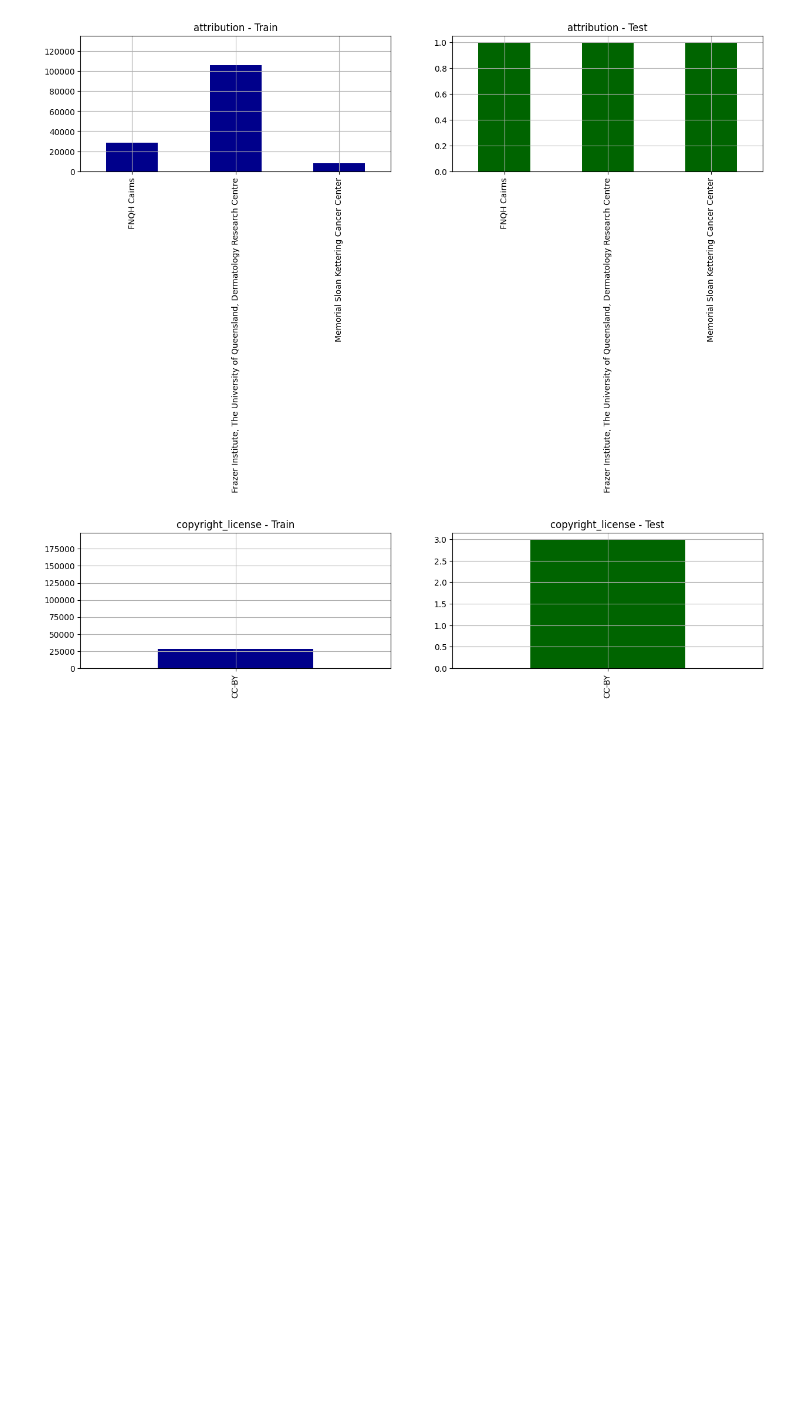
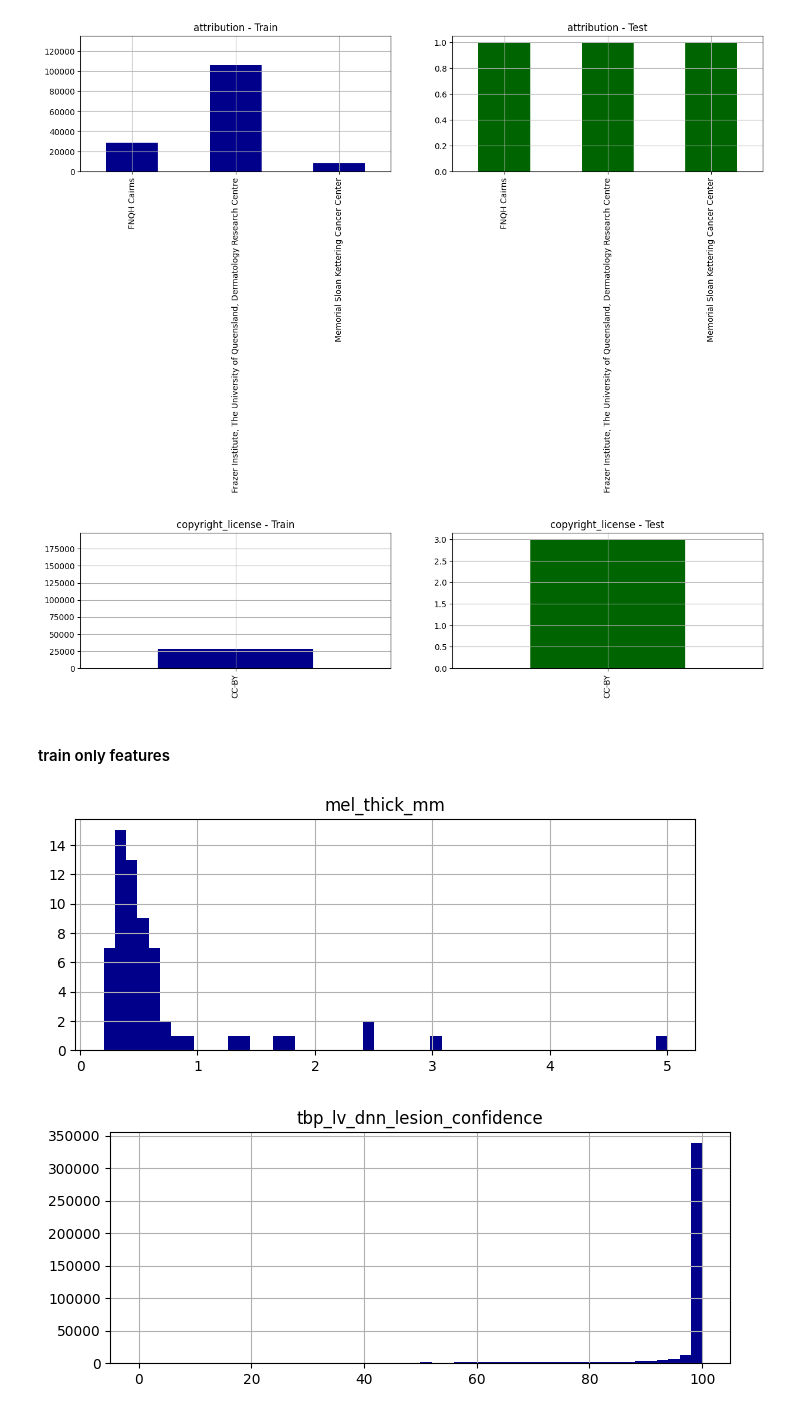
Before and after one commit to JinghanChen99/Kaggle-Skin-Cancer, a Jupyter notebook: train_v_test.ipynb, the cells around one changed output. Drawn from its saved outputs; the diff is of its cells as text; code cells hidden in the pictures; blank space fills up the shorter version.

Commit message:
add plots

```diff
--- a/train_v_test.ipynb
+++ b/train_v_test.ipynb
@@ -123,3 +123,18 @@ for f in features_cat:
 features_cat.remove('image_type')
 features_cat.remove('tbp_tile_type')
 features_cat.remove('copyright_license')
+# %% [markdown]
+#### train only features
+# %%
+features_num_train = ['mel_thick_mm', 'tbp_lv_dnn_lesion_confidence']
+features_cat_train = ['iddx_1', 'iddx_2', 'iddx_3', 'iddx_4', 'iddx_5', 'mel_mitotic_index'] # 'iddx_full' ignored => too many categories
+# %%
+for f in features_num_train:
+    plt.figure(figsize=(8,3))
+    plt.hist(train_metadata[f], color=default_color_1, bins=50)
+    plt.title(f)
+    plt.grid()
+    plt.show()
+# %% [output]
+[figure, added]
+[figure, added]
```
